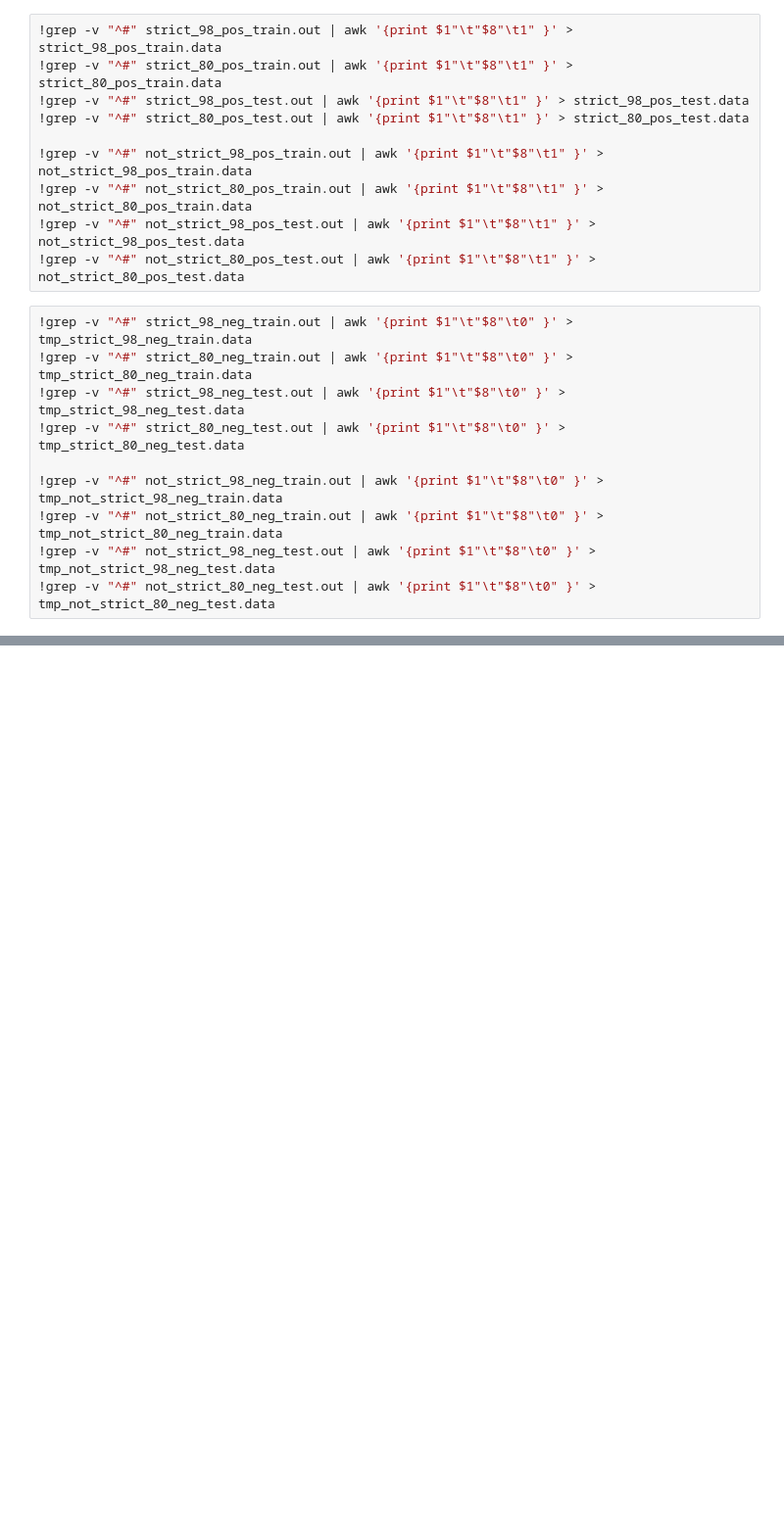
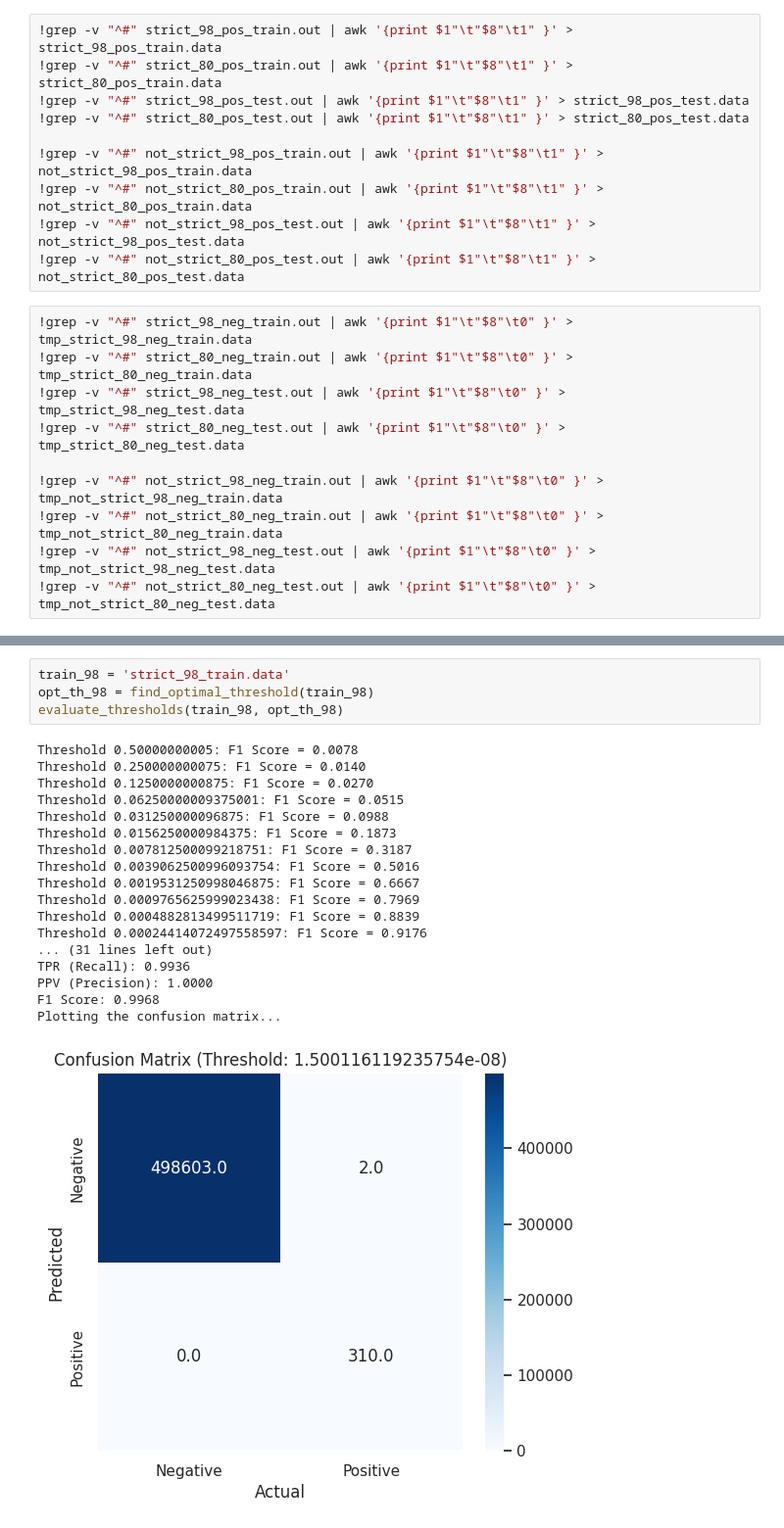
Before and after one commit to heispv/lab-of-bioinformatics-project, a Jupyter notebook: lab_final_project.ipynb, the cells around one changed output, grey strips where cells are left out. Shown at 98% size. Saved outputs shown, nothing was run; the diff lists cells and outputs as text; blank space fills up the shorter version.

```diff
--- a/lab_final_project.ipynb
+++ b/lab_final_project.ipynb
@@ -1027,0 +1102,23 @@ cat: strict_bpti.blast: No such file or directory
+# %%
+train_98 = 'strict_98_train.data'
+opt_th_98 = find_optimal_threshold(train_98)
+evaluate_thresholds(train_98, opt_th_98)
+# %% [output]
+Threshold 0.50000000005: F1 Score = 0.0078
+Threshold 0.250000000075: F1 Score = 0.0140
+Threshold 0.1250000000875: F1 Score = 0.0270
+Threshold 0.06250000009375001: F1 Score = 0.0515
+Threshold 0.031250000096875: F1 Score = 0.0988
+Threshold 0.0156250000984375: F1 Score = 0.1873
+Threshold 0.007812500099218751: F1 Score = 0.3187
+Threshold 0.0039062500996093754: F1 Score = 0.5016
+Threshold 0.0019531250998046875: F1 Score = 0.6667
+Threshold 0.0009765625999023438: F1 Score = 0.7969
+Threshold 0.0004882813499511719: F1 Score = 0.8839
+Threshold 0.00024414072497558597: F1 Score = 0.9176
+... (31 lines left out)
+TPR (Recall): 0.9936
+PPV (Precision): 1.0000
+F1 Score: 0.9968
+Plotting the confusion matrix...
+[figure, added]
```
Also changed, not shown: parts of 29 cells of this notebook.
